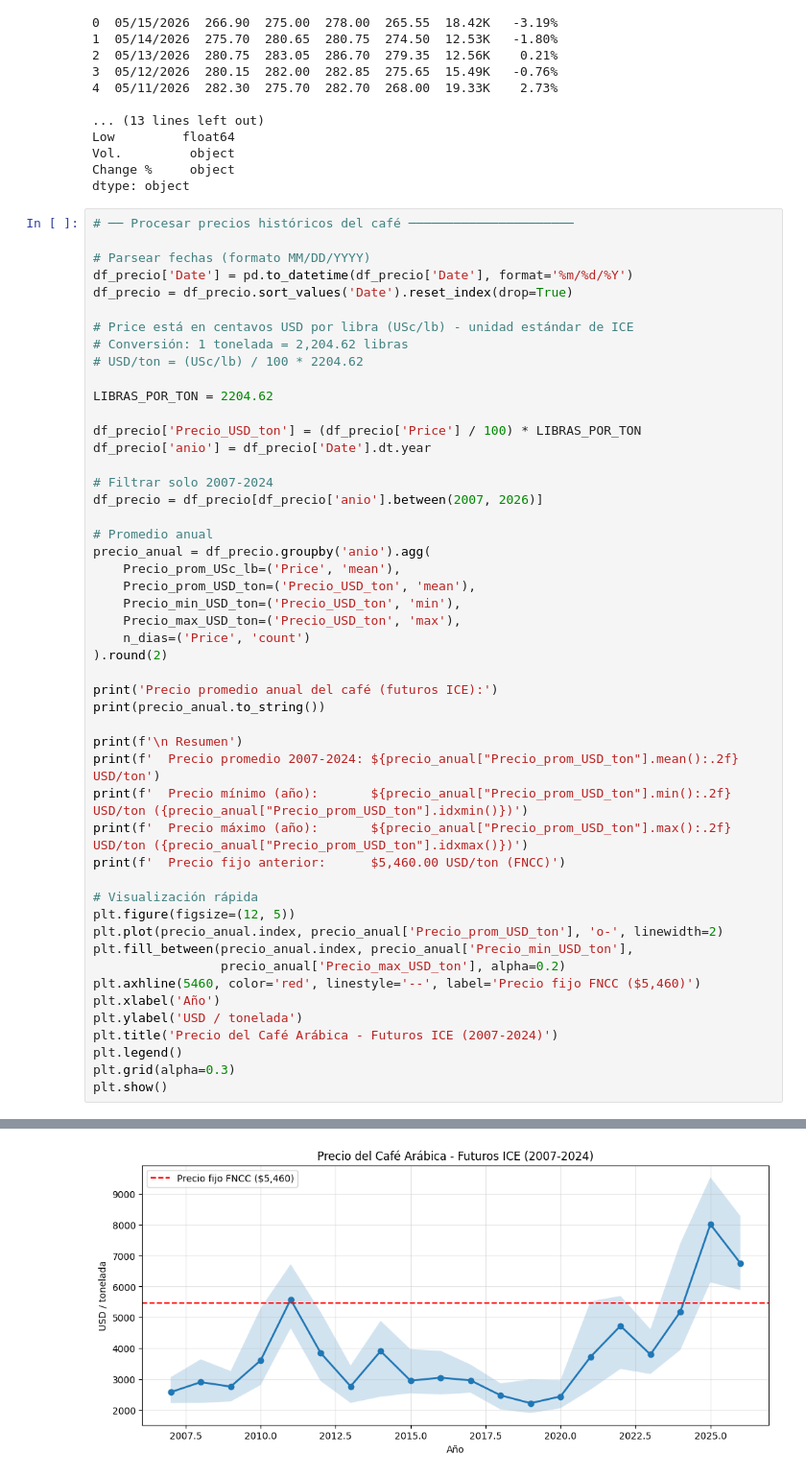
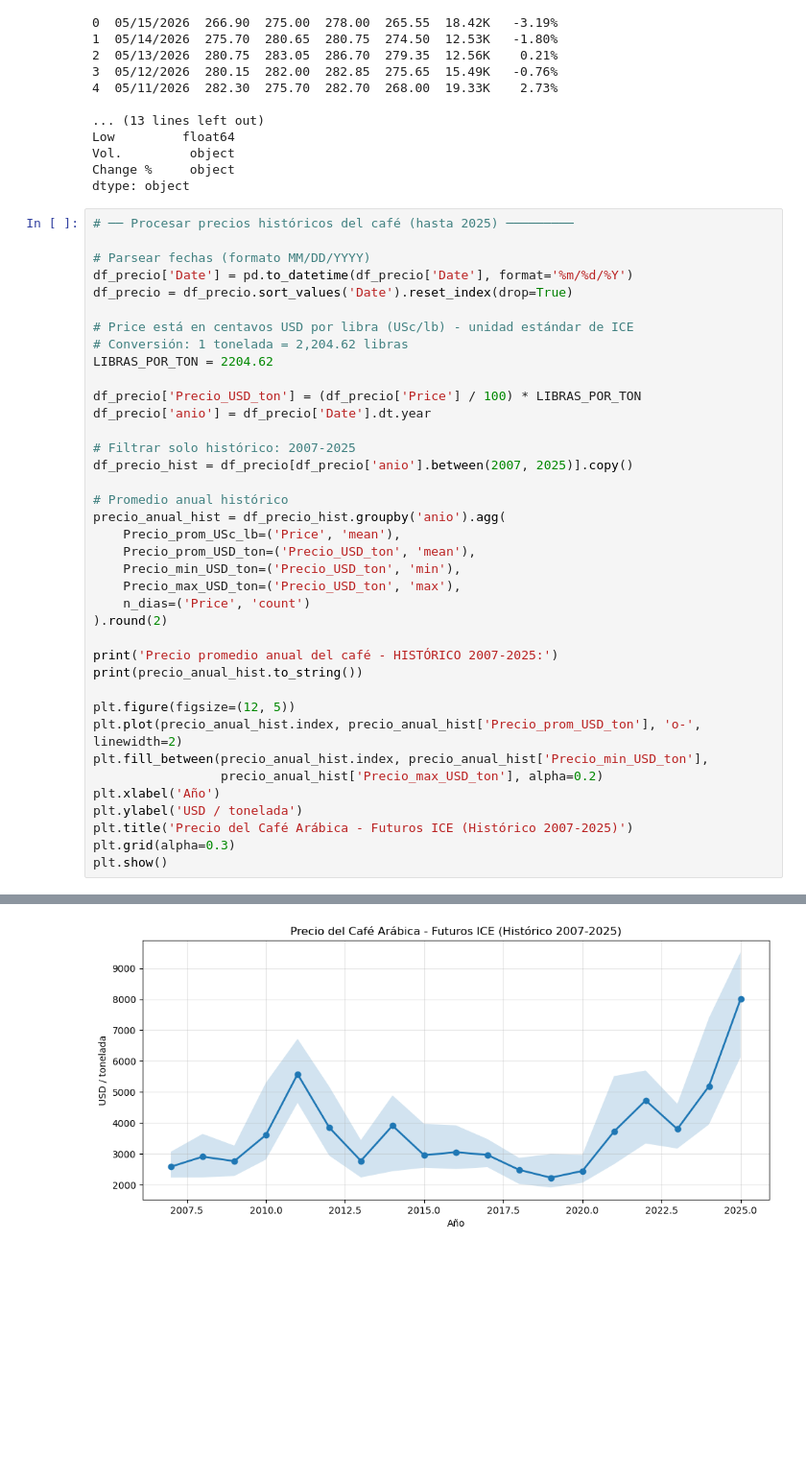
Before and after one commit to danieloliv44/proyecto_aplicado_en_analitica_de_datos, a Jupyter notebook: notebooks/modelado/02_precios.ipynb, the cells around one changed output, grey strips where cells are left out. Shown at 96% size. Saved outputs shown, nothing was run; the diff lists cells and outputs as text; blank space fills up the shorter version.

Commit message:
Ajuste precios cafe
Trae precios cafe, interpolando la curva de futuros de 2026-2027 observada a finales de 2025

```diff
--- a/notebooks/modelado/02_precios.ipynb
+++ b/notebooks/modelado/02_precios.ipynb
@@ -46,7 +46,7 @@ Vol.         object
 Change %     object
 dtype: object
 # %%
-# ── Procesar precios históricos del café ──────────────────────
+# ── Procesar precios históricos del café (hasta 2025) ─────────
 
 # Parsear fechas (formato MM/DD/YYYY)
 df_precio['Date'] = pd.to_datetime(df_precio['Date'], format='%m/%d/%Y')
@@ -54,18 +54,16 @@ df_precio = df_precio.sort_values('Date').reset_index(drop=True)
 
 # Price está en centavos USD por libra (USc/lb) - unidad estándar de ICE
 # Conversión: 1 tonelada = 2,204.62 libras
-# USD/ton = (USc/lb) / 100 * 2204.62
-
 LIBRAS_POR_TON = 2204.62
 
 df_precio['Precio_USD_ton'] = (df_precio['Price'] / 100) * LIBRAS_POR_TON
 df_precio['anio'] = df_precio['Date'].dt.year
 
-# Filtrar solo 2007-2024
-df_precio = df_precio[df_precio['anio'].between(2007, 2026)]
+# Filtrar solo histórico: 2007-2025
+df_precio_hist = df_precio[df_precio['anio'].between(2007, 2025)].copy()
 
-# Promedio anual
-precio_anual = df_precio.groupby('anio').agg(
+# Promedio anual histórico
+precio_anual_hist = df_precio_hist.groupby('anio').agg(
     Precio_prom_USc_lb=('Price', 'mean'),
     Precio_prom_USD_ton=('Precio_USD_ton', 'mean'),
     Precio_min_USD_ton=('Precio_USD_ton', 'min'),
@@ -73,25 +71,16 @@ precio_anual = df_precio.groupby('anio').agg(
     n_dias=('Price', 'count')
 ).round(2)
 
-print('Precio promedio anual del café (futuros ICE):')
-print(precio_anual.to_string())
+print('Precio promedio anual del café - HISTÓRICO 2007-2025:')
+print(precio_anual_hist.to_string())
 
-print(f'\n Resumen')
-print(f'  Precio promedio 2007-2024: ${precio_anual["Precio_prom_USD_ton"].mean():.2f} USD/ton')
-print(f'  Precio mínimo (año):       ${precio_anual["Precio_prom_USD_ton"].min():.2f} USD/ton ({precio_anual["Precio_prom_USD_ton"].idxmin()})')
-print(f'  Precio máximo (año):       ${precio_anual["Precio_prom_USD_ton"].max():.2f} USD/ton ({precio_anual["Precio_prom_USD_ton"].idxmax()})')
-print(f'  Precio fijo anterior:      $5,460.00 USD/ton (FNCC)')
-
-# Visualización rápida
 plt.figure(figsize=(12, 5))
-plt.plot(precio_anual.index, precio_anual['Precio_prom_USD_ton'], 'o-', linewidth=2)
-plt.fill_between(precio_anual.index, precio_anual['Precio_min_USD_ton'],
-                 precio_anual['Precio_max_USD_ton'], alpha=0.2)
-plt.axhline(5460, color='red', linestyle='--', label='Precio fijo FNCC ($5,460)')
+plt.plot(precio_anual_hist.index, precio_anual_hist['Precio_prom_USD_ton'], 'o-', linewidth=2)
+plt.fill_between(precio_anual_hist.index, precio_anual_hist['Precio_min_USD_ton'],
+                 precio_anual_hist['Precio_max_USD_ton'], alpha=0.2)
 plt.xlabel('Año')
 plt.ylabel('USD / tonelada')
-plt.title('Precio del Café Arábica - Futuros ICE (2007-2024)')
-plt.legend()
+plt.title('Precio del Café Arábica - Futuros ICE (Histórico 2007-2025)')
 plt.grid(alpha=0.3)
 plt.show()
 # %% [output]
@@ -115,2 +104,2 @@ anio
-[figure, old version]
+[figure, new version]
 # %%
```
Also changed, not shown: parts of 4 cells of this notebook, 2 other files.
